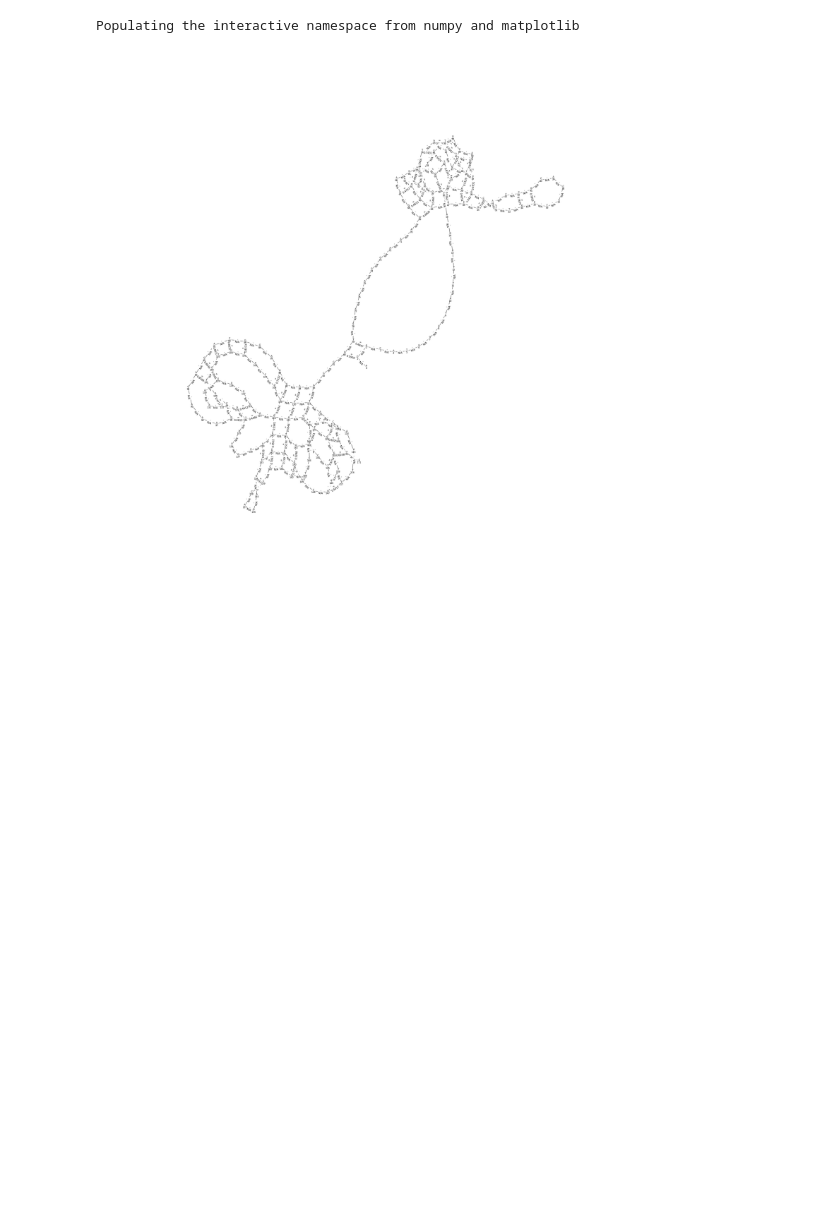
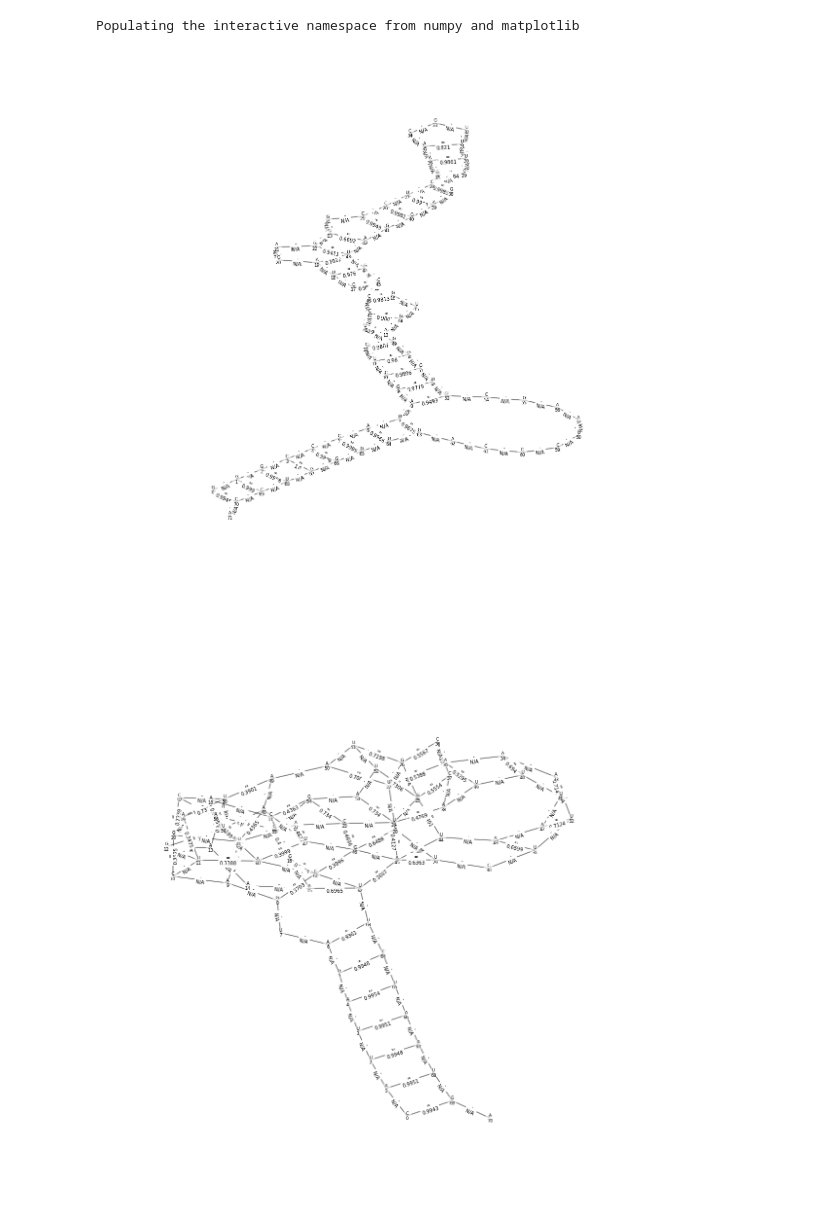
Before and after one commit to fabriziocosta/EDeN, a Jupyter notebook: examples/RNA_plfold.ipynb, the cells around one changed output. Drawn from its saved outputs; the diff is of its cells as text; code cells hidden in the pictures; blank space fills up the shorter version.

```diff
--- a/examples/RNA_plfold.ipynb
+++ b/examples/RNA_plfold.ipynb
@@ -6,17 +6,24 @@ Populating the interactive namespace from numpy and matplotlib
 # %%
 from eden.converter.RNA import RNA_PLFOLD
 
-RNAplfold_options = {'window_size' : 150, 'max_bp_span' : 100, 'avg_bp_prob_cutoff' : 0.2, 'max_num_edges' : 2}
+#RFAM id of a family
+rf='RF00005'
+#we compose the correspondent URL to fetch data from RFAM database
+url_string='http://rfam.xfam.org/family/%s/alignment?acc=%s&format=fastau&download=0'%(rf,rf)
 
-graphs = RNA_PLFOLD.RNA_PLFOLD_to_eden(input = '/scratch/0/uhlm/MIRNA/PYTHON/test.fa', input_type = 'file' , **RNAplfold_options )
+RNAplfold_options = {'window_size' : 150, 'max_bp_span' : 100, 'avg_bp_prob_cutoff' : 0.1, 'max_num_edges' : 3}
+
+graphs = RNA_PLFOLD.RNA_PLFOLD_to_eden(input = url_string, input_type = 'url' , **RNAplfold_options )
 
 
 # Ouput some graphs.
-num = 1
+num = 5
+
 from eden.util import display
 import itertools as it
 for g in it.islice(graphs,num):
-    display.draw_graph(g, size=40, node_border = False, node_size = 400,
+    display.draw_graph(g, size=20, node_border = False, node_size = 400,
                        secondary_vertex_label = 'position', secondary_edge_label = 'value')
 # %% [output]
-[figure, old version]
+[figure, new version]
+[figure, added]
```
Also changed, not shown: parts of 1 cell of this notebook, 9 other files.
